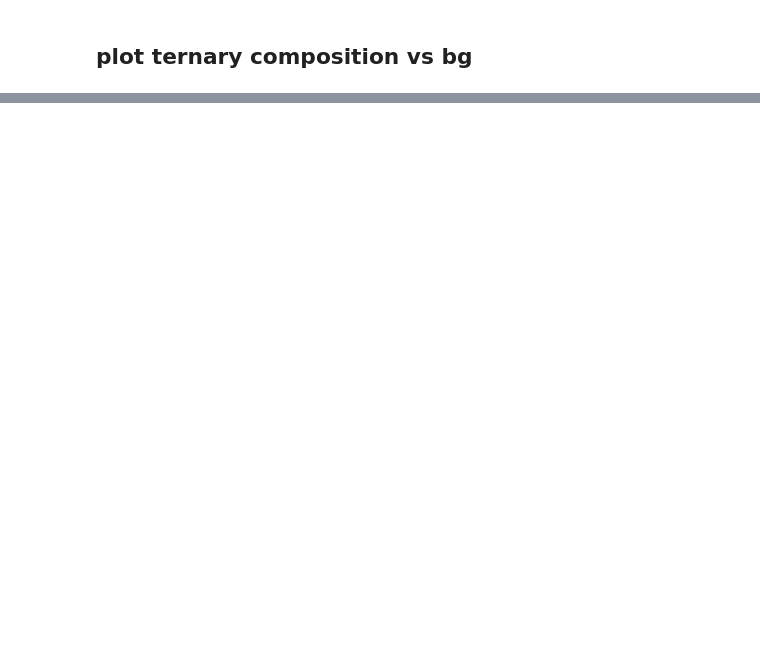
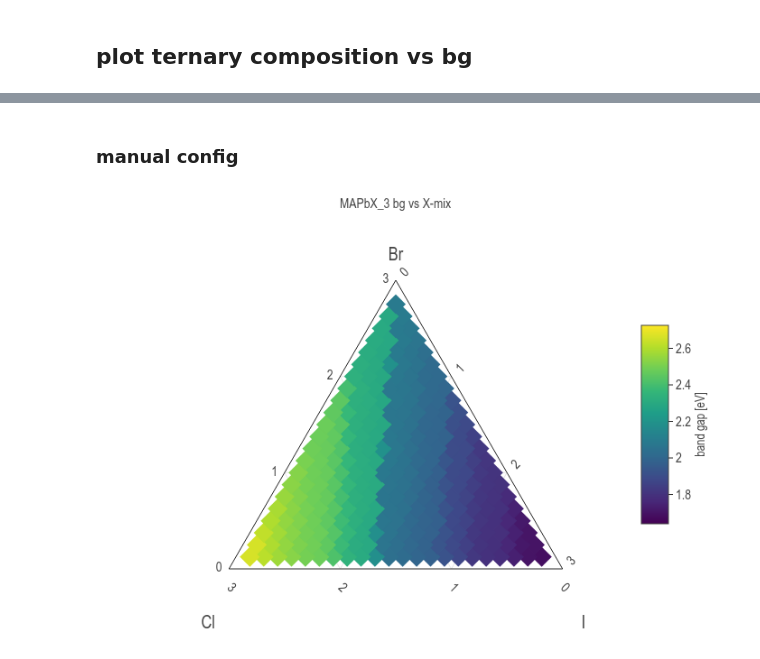
Before and after one commit to mannodiarun/perovs_mfml_ga, a Jupyter notebook: panos.ipynb, the cells around one changed output, grey strips where cells are left out. Saved outputs shown, nothing was run; the diff lists cells and outputs as text; code cells hidden in the pictures; blank space fills up the shorter version.

```diff
--- a/panos.ipynb
+++ b/panos.ipynb
@@ -54,3 +53,15 @@ prd = pd.read_excel("./Out_pred_to_plot.xlsx", index_col=0).dropna(axis=1, how='
+# %%
+def makeAxis(title, tickangle):
+  return dict(
+    title= title,
+    titlefont=dict(size=20),
+    tickangle= tickangle,
+    tickfont=dict(size=15),
+    tickcolor='rgba(0,0,0,0)',
+    ticklen=5,
+    showline=True,
+    showgrid=True
+  )
 # %% [markdown]
 ## plot ternary composition vs bg
 # %%
@@ -71,0 +90,52 @@ p.show(renderer='png')
+# %% [markdown]
+### manual config
+# %%
+a="Br"; b="Cl"; c="I"
+title = "MAPbX_3 bg vs X-mix"
+
+traces = go.Scatterternary(dict(
+    a = pdf[a],
+    b = pdf[b],
+    c = pdf[c],
+    mode = 'markers',
+    marker=dict(
+        symbol='diamond',
+        color=pdf['ML_gap_mean'],
+        colorscale='Viridis',
+        size=17,
+        line=dict(
+            width=0,
+        ),
+        colorbar=dict(
+            title='band gap [eV]',
+            titleside='right',
+            titlefont=dict(size=14),
+            len=0.75,
+            y=0.5
+        ),
+    ),
+))
+
+layout = dict(
+    ternary=dict(
+        sum=3,
+        aaxis=makeAxis(a, 0),
+        baxis=makeAxis('<br>'+b, 45),
+        caxis=makeAxis('<br>'+c, -45)
+    ),
+    coloraxis=dict(showscale=True),
+    annotations=(
+        dict(
+            showarrow=False,
+            text=title,
+            x=0.5,
+            y=1.3,
+            font=dict(size=15),
+        ),
+    )
+)
+
+p = go.Figure(data=traces, layout=layout)
+p.show(renderer='png')
+# %% [output]
+[figure, added]
```
Also changed, not shown: parts of 7 cells of this notebook, 3 other files.
